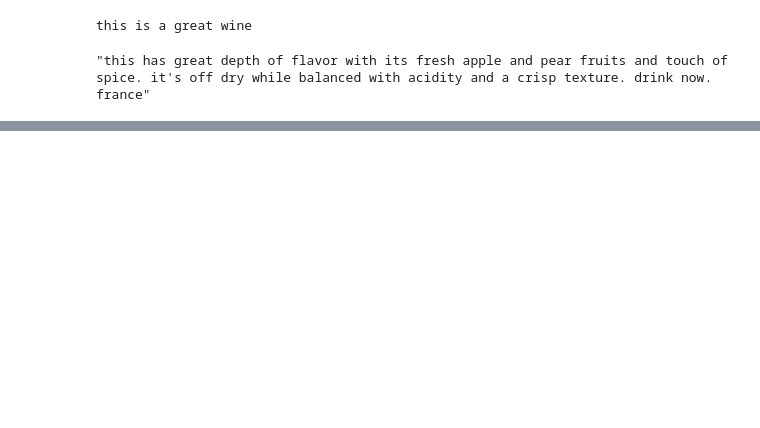
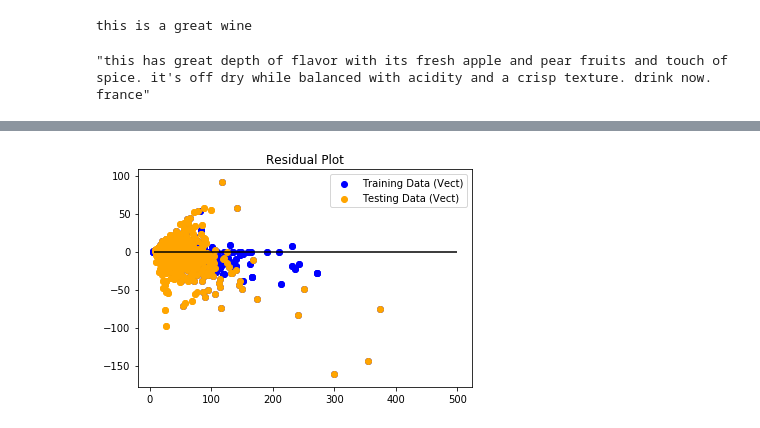
Before and after one commit to Dan-Bruen/WIne-Predictions, a Jupyter notebook: Random forest classifier w predictor-Copy1.ipynb, the cells around one changed output, grey strips where cells are left out. Cells and saved outputs as stored; diff of their text form; code cells hidden in the pictures; blank space fills up the shorter version.

```diff
--- a/Random forest classifier w predictor-Copy1.ipynb
+++ b/Random forest classifier w predictor-Copy1.ipynb
@@ -279,0 +292,6 @@ print(X_example)
+# %%
+X22 = df2['points_simplified']
+X22.reset_index(drop = True, inplace = True)
+# %%
+Z2 =pd.DataFrame.sparse.from_spmatrix(X).join(X22)
+Z2.head()
@@ -279,0 +306,19 @@ print(X_example)
+# %%
+# Split the data
+
+X_train, X_test, y_train, y_test = train_test_split(Z2, y12, random_state=42)
+# %%
+# Training the model
+from sklearn.ensemble import RandomForestRegressor
+
+rfr = RandomForestRegressor(verbose=True, n_jobs=-1)
+rfr.fit(X_train, y_train)
+
+
+#save the model
+
+with open('wine_rfr_model.pickle', 'wb') as handle:
+    pickle.dump(rfr, handle)
+
+# with open('wine_rfr_model.pickle', 'rb') as handle:
+#   pickle.load(rfr, handle)
@@ -279,0 +351,10 @@ print(X_example)
+# %%
+# Plot the Residuals for the Training and Testing data with *=* wine2_df *=*
+
+plt.scatter(rfr.predict(X_train), rfr.predict(X_train) - y_train, c="blue", label="Training Data (Vect)")
+plt.scatter(rfr.predict(X_test), rfr.predict(X_test) - y_test, c="orange", label="Testing Data (Vect)")
+plt.legend()
+plt.hlines(y=0, xmin=y_test.min(), xmax=y_test.max())
+plt.title("Residual Plot")
+plt.show()
+# %% [output]
@@ -279,0 +373 @@ print(X_example)
+[figure, added]
```
Also changed, not shown: parts of 51 cells of this notebook, 4 other files.
